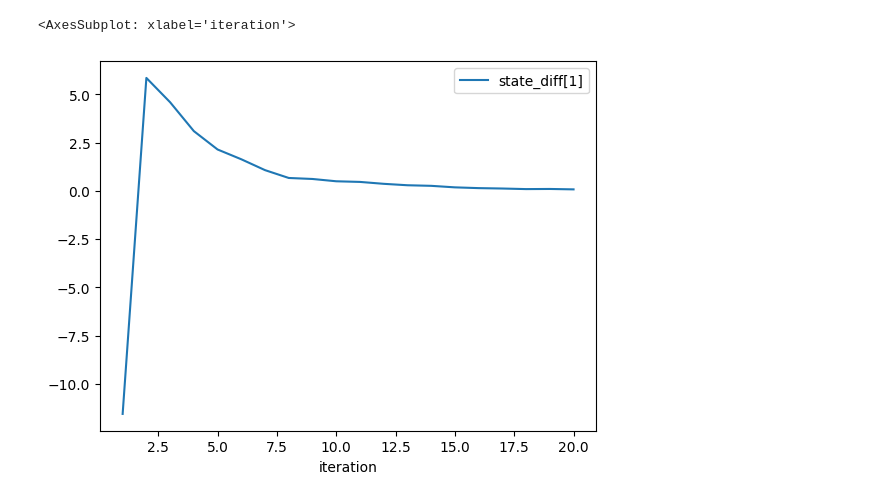
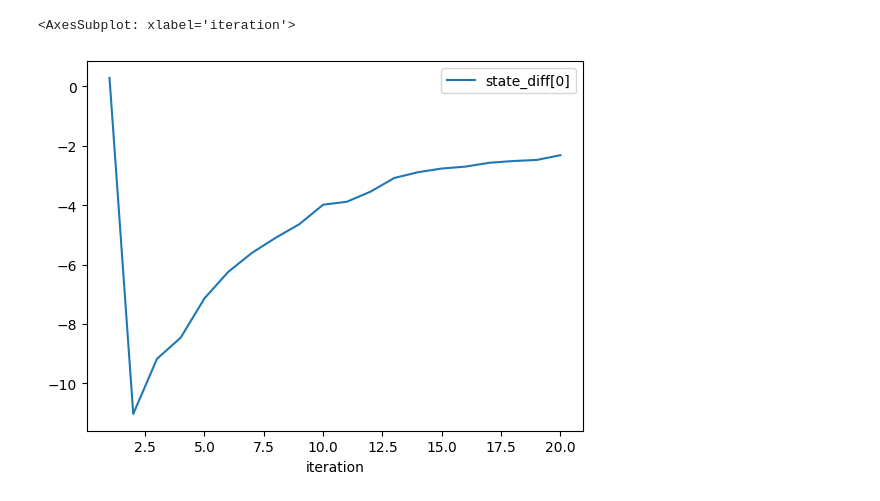
Before and after one commit to AlexanderZvyagin/MonteCarlo-SDK, a Jupyter notebook: python/t11_KalmanFilter.ipynb, the cells around one changed output. Drawn from its saved outputs; the diff is of its cells as text; code cells hidden in the pictures.

```diff
--- a/python/t11_KalmanFilter.ipynb
+++ b/python/t11_KalmanFilter.ipynb
@@ -10,7 +10,7 @@ from init import *
 class Example1UKF (UnscentedKalmanFilter):
 
     def __init__ (self):
-        super().__init__()
+        super().__init__(2,1)
 
         # the true state (used in this test)
         self.__true_state = np.matrix([
@@ -30,8 +30,6 @@ class Example1UKF (UnscentedKalmanFilter):
             [big, 0 ],
             [ 0, big]
         ], dtype=np.float64)
-
-        super().Init(2,1)
 
         self.monitor = KalmanFilterMonitor(self)
 
@@ -126,5 +89,5 @@ df.plot(x='iteration', y='state_diff.length')
 # %%
-df.plot(x='iteration', y='state_diff[1]')
+df.plot(x='iteration', y='state_diff[0]')
 # %% [output]
 <AxesSubplot: xlabel='iteration'>
-[figure, old version]
+[figure, new version]
```
Also changed, not shown: parts of 4 cells of this notebook, 4 other files.
